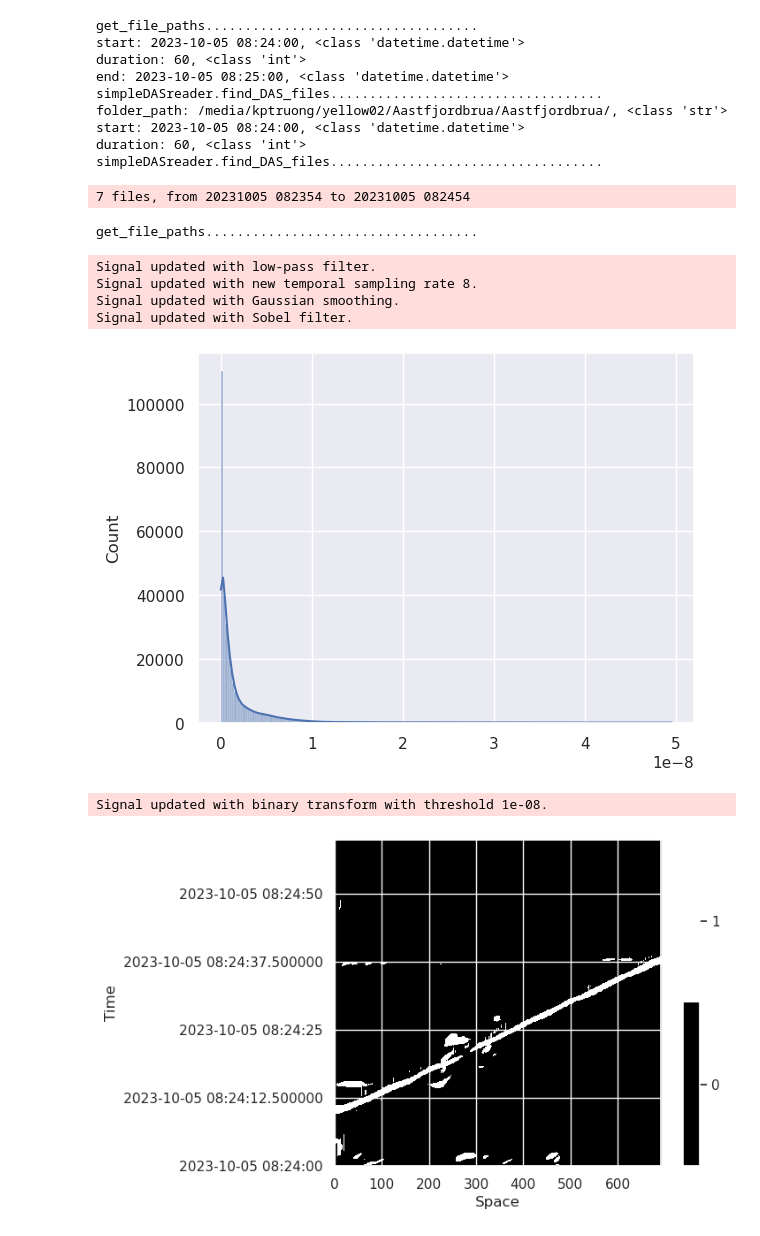
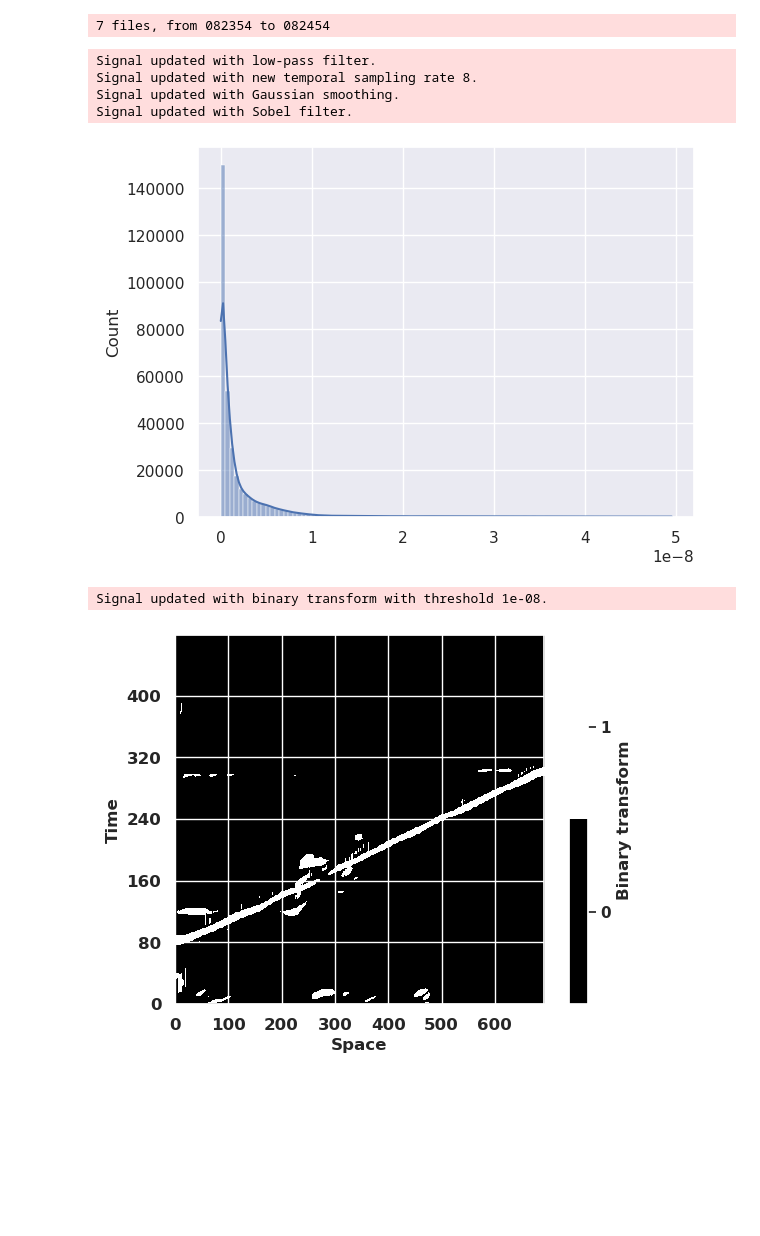
Before and after one commit to truongphanduykhanh/dasly, a Jupyter notebook: notebooks/00.3.figure_binary.ipynb, the cells around one changed output. Saved outputs shown, nothing was run; the diff lists cells and outputs as text; code cells hidden in the pictures; blank space fills up the shorter version.

```diff
--- a/notebooks/00.3.figure_binary.ipynb
+++ b/notebooks/00.3.figure_binary.ipynb
@@ -59,19 +59,10 @@ das.load_data(
     duration=60,
     integrate=False,
     chIndex=chIndex,
+    reset_channel_idx=True,
 )
 # %% [output]
-get_file_paths...................................
-start: 2023-10-05 08:24:00, <class 'datetime.datetime'>
-duration: 60, <class 'int'>
-end: 2023-10-05 08:25:00, <class 'datetime.datetime'>
-simpleDASreader.find_DAS_files...................................
-folder_path: /media/kptruong/yellow02/Aastfjordbrua/Aastfjordbrua/, <class 'str'>
-start: 2023-10-05 08:24:00, <class 'datetime.datetime'>
-duration: 60, <class 'int'>
-simpleDASreader.find_DAS_files...................................
+7 files, from 082354 to 082454
-7 files, from 20231005 082354 to 20231005 082454
-get_file_paths...................................
 # %%
 das.reset()
 # forward Gaussian smoothing
@@ -90,16 +81,15 @@ Signal updated with Gaussian smoothing.
 Signal updated with Sobel filter.
 # %%
 a = das.signal.values.flatten()
-sns.histplot(a, bins=200, kde=True);
-# plt.xlim(0, 1*1e-8)
+sns.histplot(a, bins=100, kde=True);
 # %% [output]
-[figure, old version]
+[figure, new version]
 # %%
 das.binary_transform(threshold=1e-8)
-das.heatmap()
+das.heatmap(colorbar_label='Binary transform')
 # %% [output]
 Signal updated with binary transform with threshold 1e-08.
-[figure, old version]
+[figure, new version]
 # %%
 das.reset()
 # forward Gaussian smoothing
```
Also changed, not shown: parts of 4 cells of this notebook, 10 other files.
